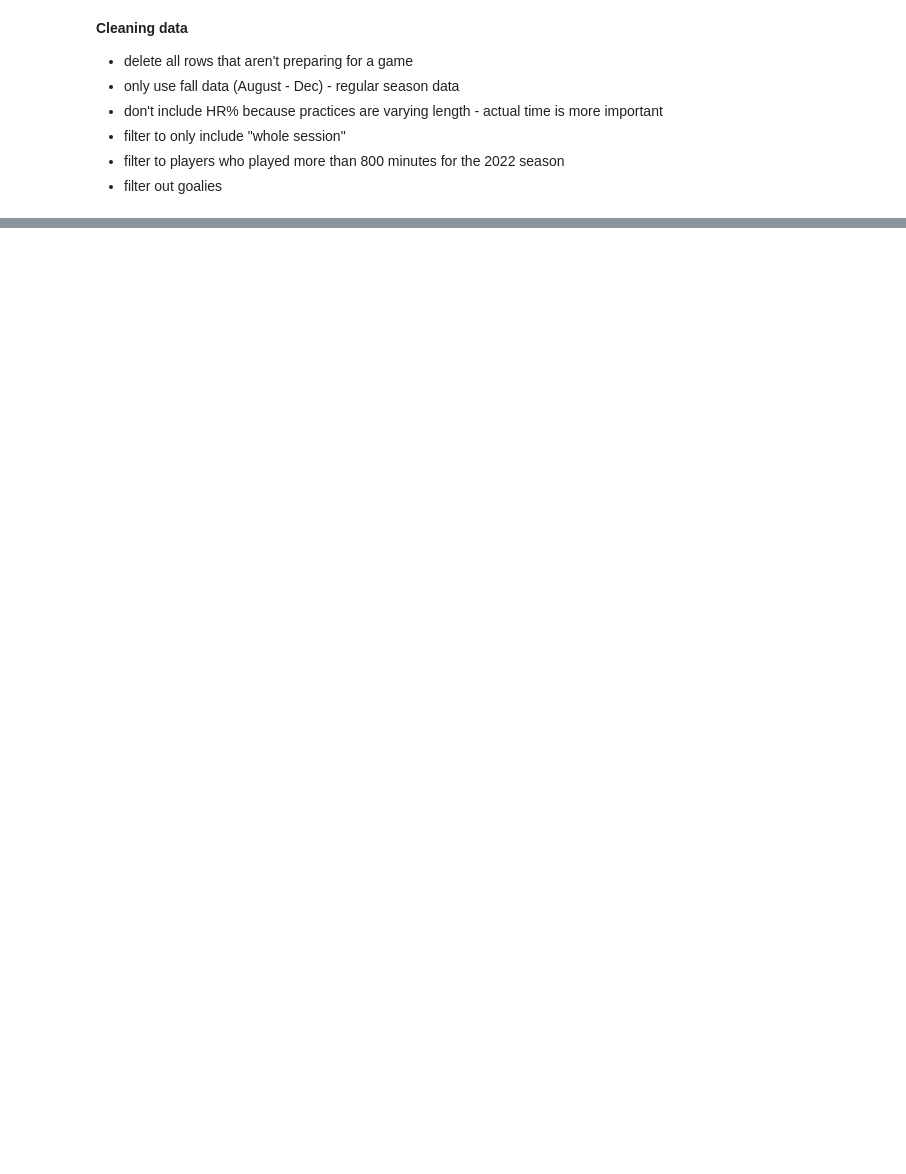
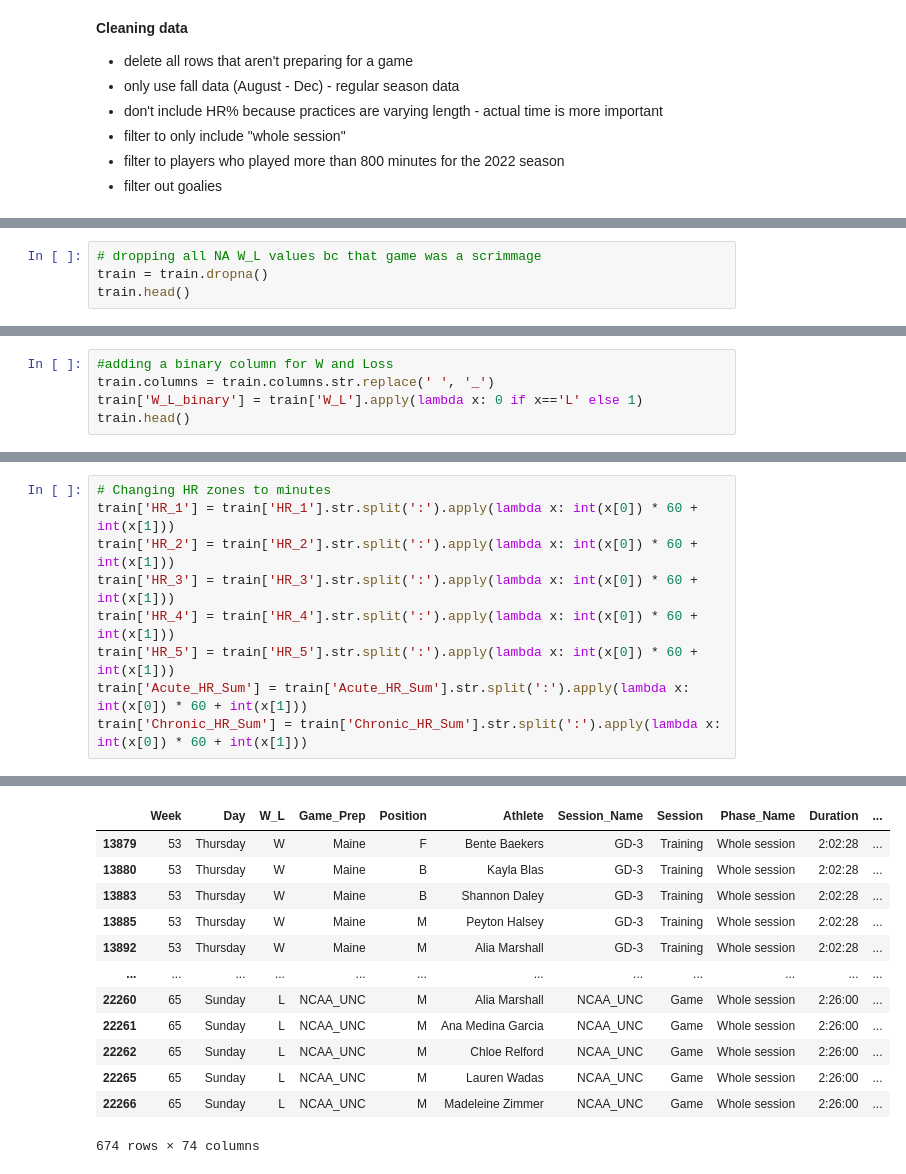
Before and after one commit to kdnu24/STAT303-2--project, a Jupyter notebook: Final_Project.ipynb, the cells around one changed output, grey strips where cells are left out. Drawn from its saved outputs; the diff is of its cells as text; blank space fills up the shorter version.

```diff
--- a/Final_Project.ipynb
+++ b/Final_Project.ipynb
@@ -70,0 +100,4 @@ train.head(30)
+# %%
+# dropping all NA W_L values bc that game was a scrimmage
+train = train.dropna()
+train.head()
@@ -70,0 +112,5 @@ train.head(30)
+# %%
+#adding a binary column for W and Loss
+train.columns = train.columns.str.replace(' ', '_')
+train['W_L_binary'] = train['W_L'].apply(lambda x: 0 if x=='L' else 1)
+train.head()
@@ -70,0 +130,10 @@ train.head(30)
+# %%
+# Changing HR zones to minutes
+train['HR_1'] = train['HR_1'].str.split(':').apply(lambda x: int(x[0]) * 60 + int(x[1]))
+train['HR_2'] = train['HR_2'].str.split(':').apply(lambda x: int(x[0]) * 60 + int(x[1]))
+train['HR_3'] = train['HR_3'].str.split(':').apply(lambda x: int(x[0]) * 60 + int(x[1]))
+train['HR_4'] = train['HR_4'].str.split(':').apply(lambda x: int(x[0]) * 60 + int(x[1]))
+train['HR_5'] = train['HR_5'].str.split(':').apply(lambda x: int(x[0]) * 60 + int(x[1]))
+train['Acute_HR_Sum'] = train['Acute_HR_Sum'].str.split(':').apply(lambda x: int(x[0]) * 60 + int(x[1]))
+train['Chronic_HR_Sum'] = train['Chronic_HR_Sum'].str.split(':').apply(lambda x: int(x[0]) * 60 + int(x[1]))
+# %% [output]
@@ -70,0 +157,13 @@ train.head(30)
+|  | Week | Day | W_L | Game_Prep | Position | Athlete | Session_Name | Session | Phase_Name | Duration | ... |
+| 13879 | 53 | Thursday | W | Maine | F | Bente Baekers | GD-3 | Training | Whole session | 2:02:28 | ... |
+| 13880 | 53 | Thursday | W | Maine | B | Kayla Blas | GD-3 | Training | Whole session | 2:02:28 | ... |
+| 13883 | 53 | Thursday | W | Maine | B | Shannon Daley | GD-3 | Training | Whole session | 2:02:28 | ... |
+| 13885 | 53 | Thursday | W | Maine | M | Peyton Halsey | GD-3 | Training | Whole session | 2:02:28 | ... |
+| 13892 | 53 | Thursday | W | Maine | M | Alia Marshall | GD-3 | Training | Whole session | 2:02:28 | ... |
+| ... | ... | ... | ... | ... | ... | ... | ... | ... | ... | ... | ... |
+| 22260 | 65 | Sunday | L | NCAA_UNC | M | Alia Marshall | NCAA_UNC | Game | Whole session | 2:26:00 | ... |
+| 22261 | 65 | Sunday | L | NCAA_UNC | M | Ana Medina Garcia | NCAA_UNC | Game | Whole session | 2:26:00 | ... |
+| 22262 | 65 | Sunday | L | NCAA_UNC | M | Chloe Relford | NCAA_UNC | Game | Whole session | 2:26:00 | ... |
+| 22265 | 65 | Sunday | L | NCAA_UNC | M | Lauren Wadas | NCAA_UNC | Game | Whole session | 2:26:00 | ... |
+| 22266 | 65 | Sunday | L | NCAA_UNC | M | Madeleine Zimmer | NCAA_UNC | Game | Whole session | 2:26:00 | ... |
+674 rows × 74 columns
```
Also changed, not shown: parts of 16 cells of this notebook.
